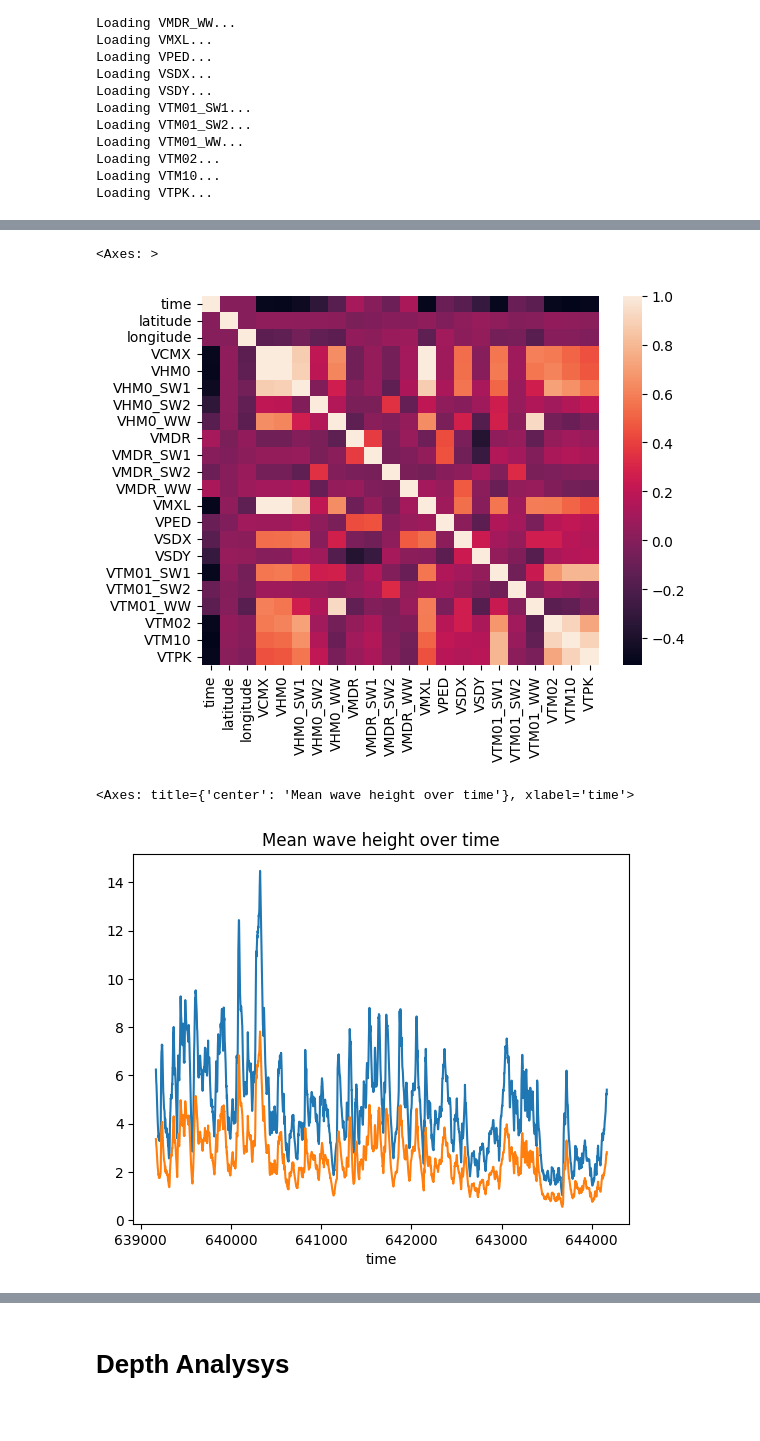
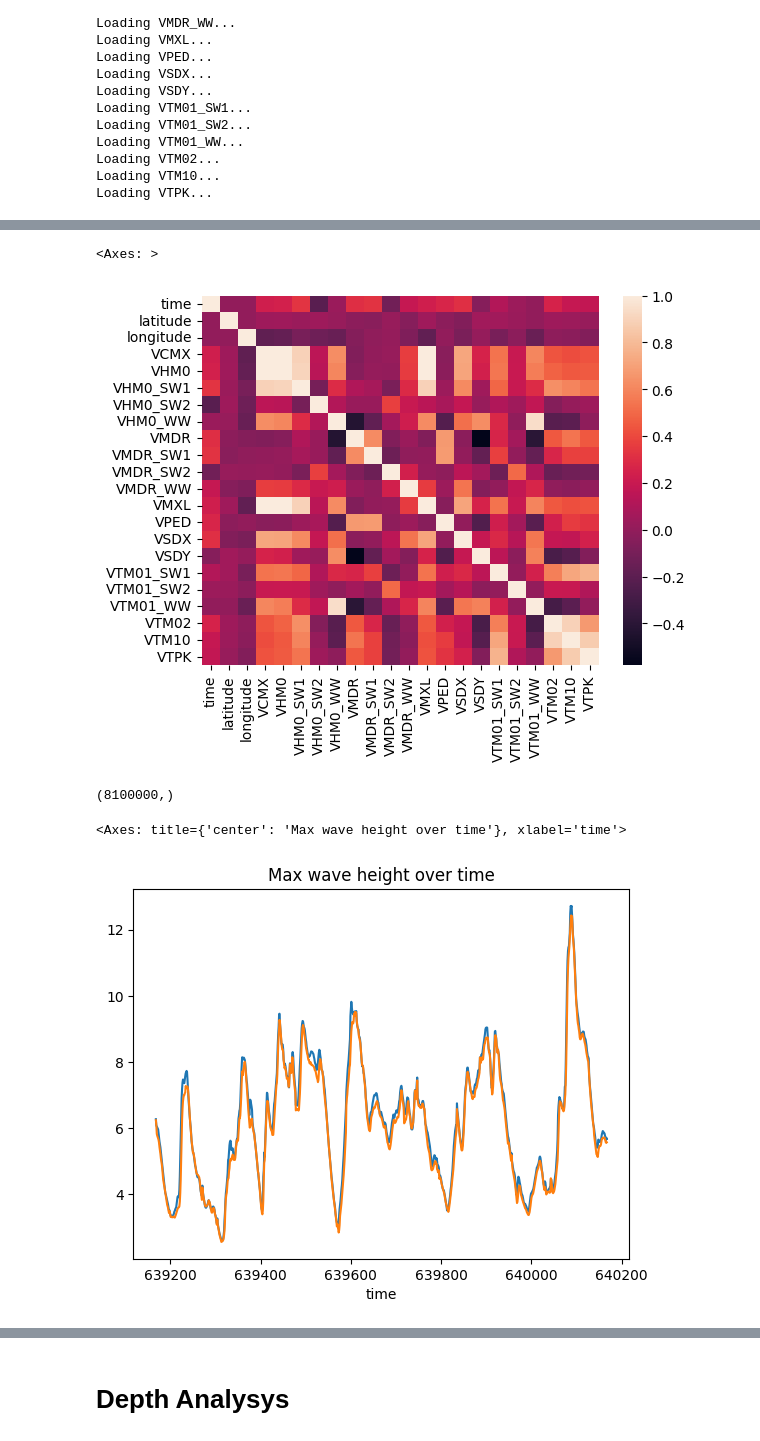
Before and after one commit to oghritik/Wave-Prediction, a Jupyter notebook: data.ipynb, the cells around one changed output, grey strips where cells are left out. Cells and saved outputs as stored; diff of their text form; code cells hidden in the pictures.

Commit message:
long time changes

```diff
--- a/data.ipynb
+++ b/data.ipynb
@@ -47,5 +60,5 @@ dict_keys(['VCMX', 'VHM0', 'VHM0_SW1', 'VHM0_SW2', 'VHM0_WW', 'VMDR', 'VMDR_SW1'
 # %%
-sz = 4000
+sz = 1000
 
 time = all_ds.variables['time'][:sz]              # shape: (ntime,)
 lat = all_ds.variables['latitude'][:sz]           # shape: (nlat,)
@@ -135,7 +239,7 @@ corr_matrix = df.corr()
 sns.heatmap(corr_matrix)
 # %% [output]
 <Axes: >
-[figure, old version]
+[figure, new version]
 # %%
 # import plotly.express as px
 
@@ -143,3 +247,7 @@ sns.heatmap(corr_matrix)
 # fig = px.scatter_geo(subset, lat='latitude', lon='longitude', color='wave_height',
 #                      title='Wave height at first timestep')
 # fig.show()
+# %%
+df['VCMX'].shape
+# %% [output]
+(8100000,)
@@ -146,9 +264,10 @@ sns.heatmap(corr_matrix)
 # %%
+df.groupby('time')['VCMX'].max().plot(title='Max wave height over time')
 df_smooth.groupby('time')['VCMX'].max().plot(title='Max wave height over time')
-df_smooth.groupby('time')['VHM0'].max().plot(title='Mean wave height over time')
+# df_smooth.groupby('time')['VHM0'].max().plot(title='Mean wave height over time')
 # %% [output]
-<Axes: title={'center': 'Mean wave height over time'}, xlabel='time'>
+<Axes: title={'center': 'Max wave height over time'}, xlabel='time'>
-[figure, old version]
+[figure, new version]
 # %%
 df.groupby('time')['VCMX'].max().plot(title='Max wave height over time')
 df.groupby('time')['VHM0'].max().plot(title='Mean wave height over time')
```
Also changed, not shown: parts of 21 cells of this notebook, 5 other files.
